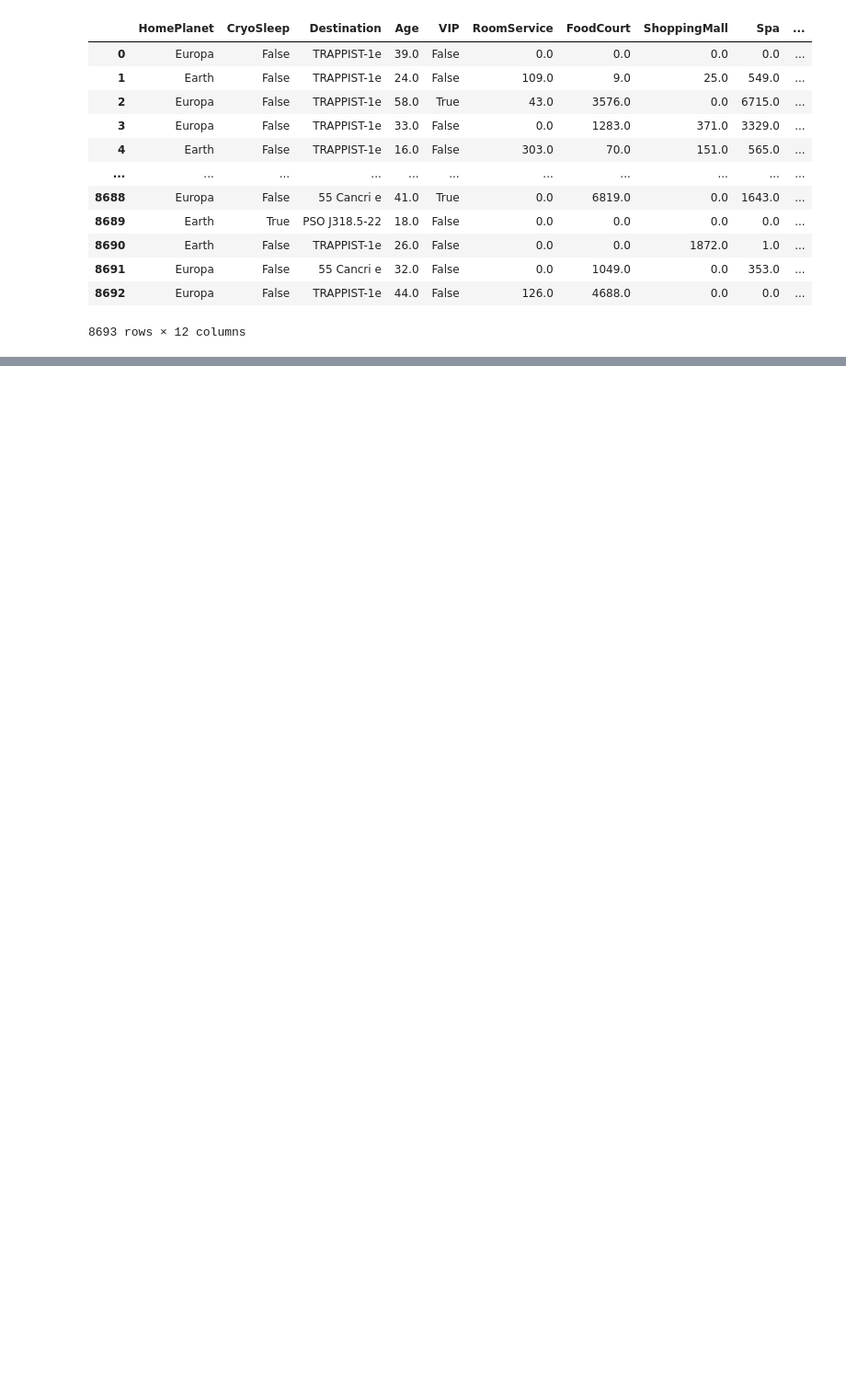
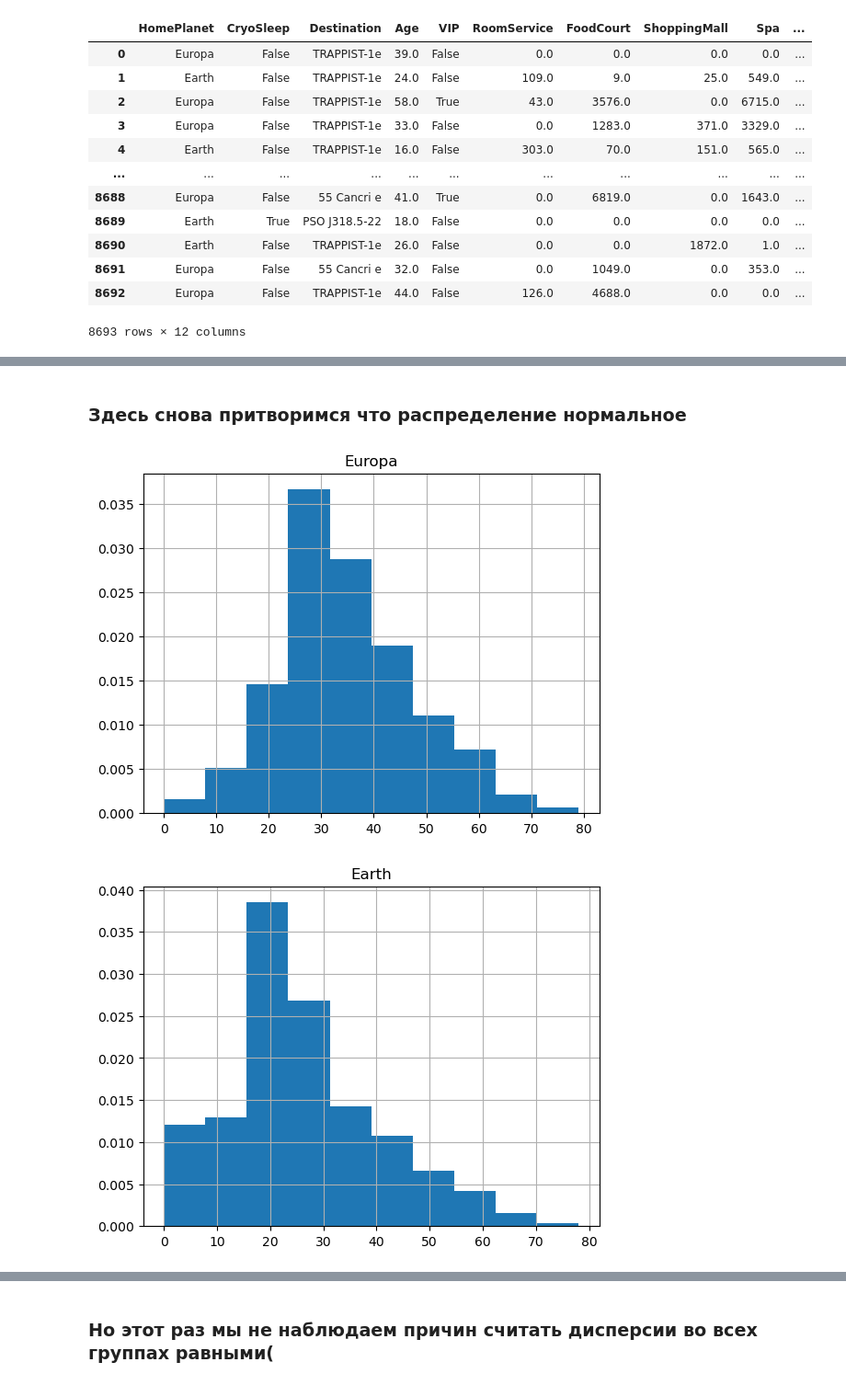
Before and after one commit to lambdadeltaD7/ABhelp, a Jupyter notebook: ex.ipynb, the cells around one changed output, grey strips where cells are left out. Shown at 92% size. Saved outputs shown, nothing was run; the diff lists cells and outputs as text; code cells hidden in the pictures; blank space fills up the shorter version.

```diff
--- a/ex.ipynb
+++ b/ex.ipynb
@@ -90,0 +202,10 @@ for col in categorical:
+# %% [markdown]
+### Здесь снова притворимся что распределение нормальное
+# %%
+for pl in df["HomePlanet"].dropna().unique():
+    df[df["HomePlanet"]==pl].hist(column="Age", density=True)
+    plt.title(pl)
+    plt.plot()
+# %% [output]
+[figure, added]
+[figure, added]
@@ -90,0 +213,2 @@ for col in categorical:
+# %% [markdown]
+### Но этот раз мы не наблюдаем причин считать дисперсии во всех группах равными(
```
Also changed, not shown: parts of 51 cells of this notebook, 1 other file.
